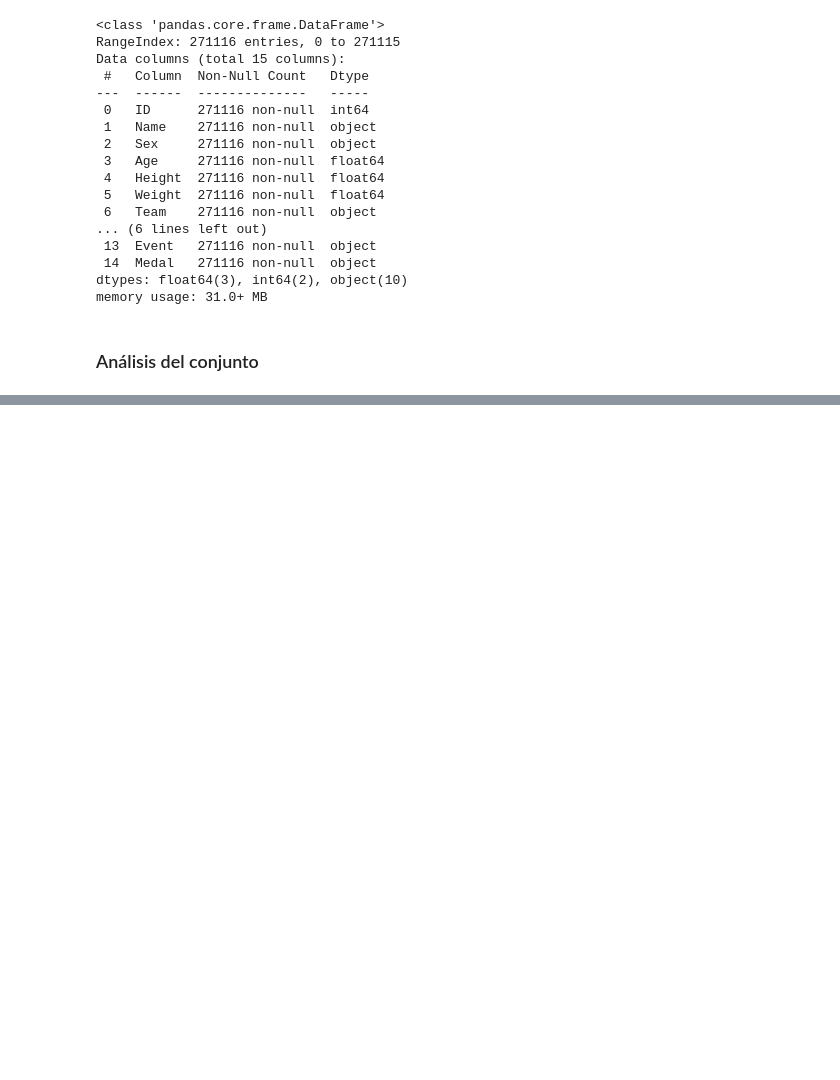
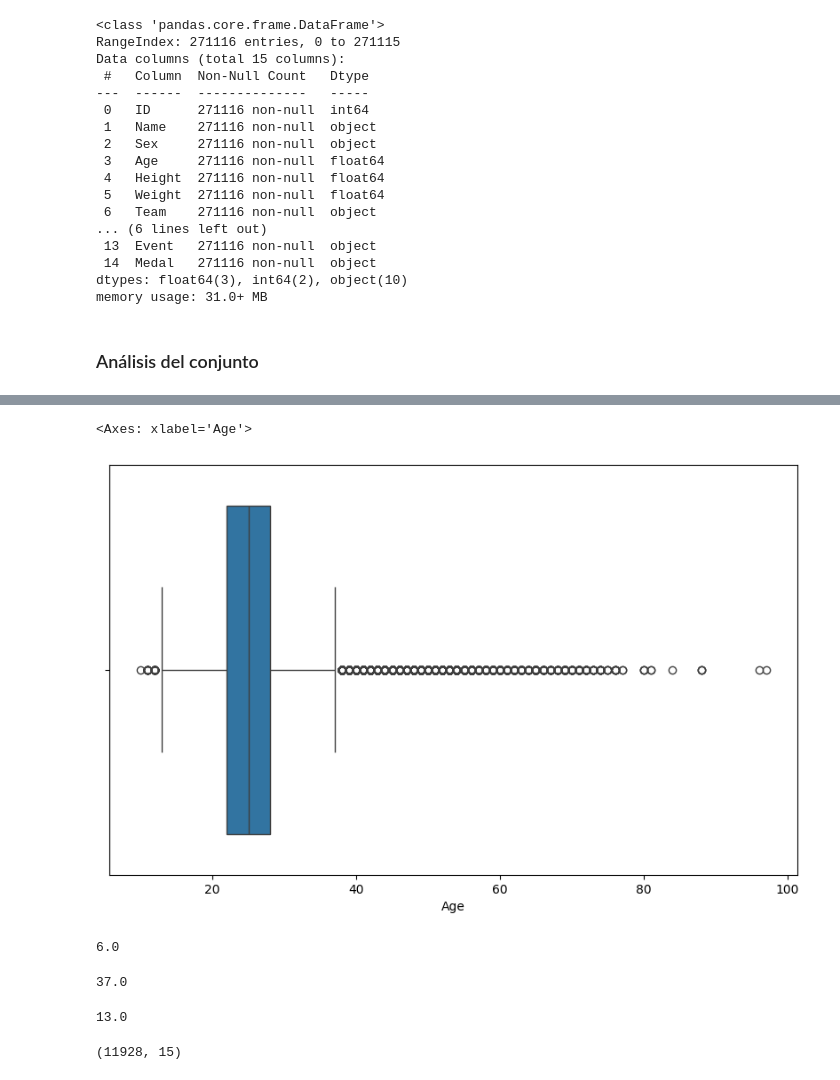
Before and after one commit to contrerascs/Analisis-de-Datos, a Jupyter notebook: JuegosOlimpicos.ipynb, the cells around one changed output, grey strips where cells are left out. Saved outputs shown, nothing was run; the diff lists cells and outputs as text; code cells hidden in the pictures; blank space fills up the shorter version.

Commit message:
Reporte de análisis de datos en los juegos olimpicos

```diff
--- a/JuegosOlimpicos.ipynb
+++ b/JuegosOlimpicos.ipynb
@@ -159,0 +163,6 @@ ModuleNotFoundError: No module named 'seaborn'
+# %%
+plt.figure(figsize=(10,6))
+sns.boxplot(x = data['Age'])
+# %% [output]
+<Axes: xlabel='Age'>
+[figure, added]
@@ -159,0 +171,22 @@ ModuleNotFoundError: No module named 'seaborn'
+# %%
+#Rango intercuartílico
+stat = stats.iqr(data['Age'])
+stat
+# %% [output]
+6.0
+# %%
+#Apartir de los 37 año se considera un valor atipico
+28 + (1.5*6)
+# %% [output]
+37.0
+# %%
+#Antes de los 13 años se considera un valor atipico
+22 - (1.5*6)
+# %% [output]
+13.0
+# %%
+#Atletas mayores a 37 años que participaron en los juegos olimpicos
+atletas_mayores = data[data['Age'] > 37]
+atletas_mayores.shape
+# %% [output]
+(11928, 15)
```
Also changed, not shown: parts of 22 cells of this notebook, 1 other file.
